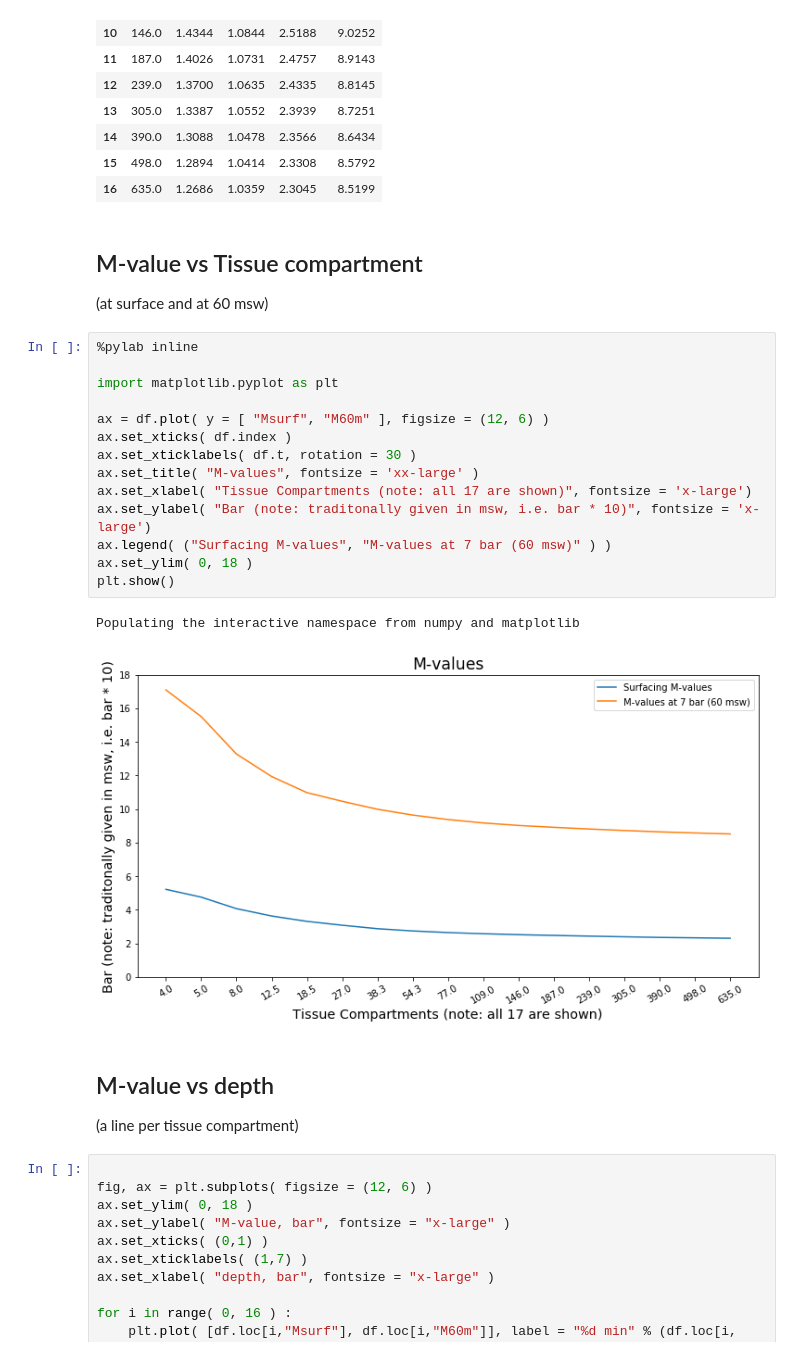
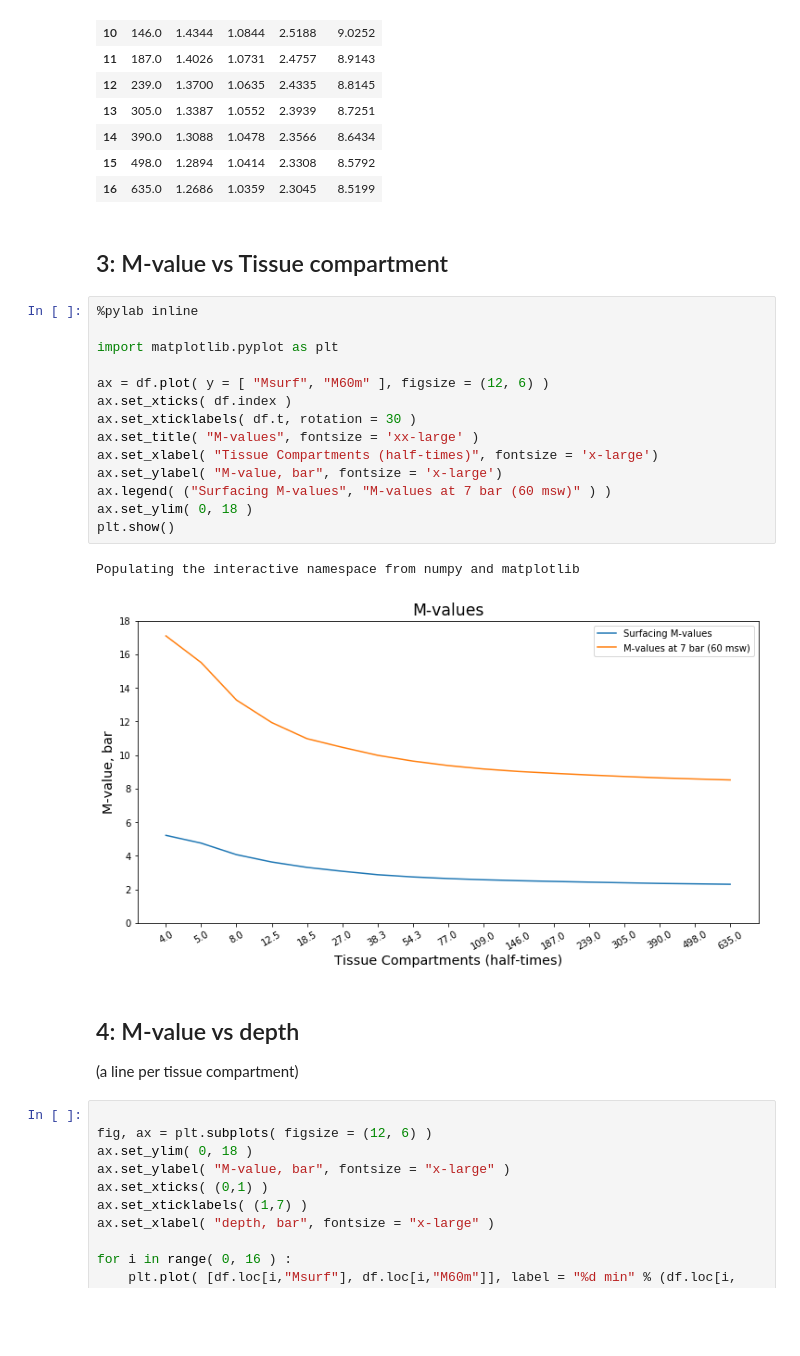
Before and after one commit to dmaziuk/diy-zhl, a Jupyter notebook: mvalues.ipynb, the cells around one changed output. Cells and saved outputs as stored; diff of their text form; blank space fills up the shorter version.

```diff
--- a/mvalues.ipynb
+++ b/mvalues.ipynb
@@ -56,28 +64,26 @@ display( df )
 | 15 | 498.0 | 1.2894 | 1.0414 | 2.3308 | 8.5792 |
 | 16 | 635.0 | 1.2686 | 1.0359 | 2.3045 | 8.5199 |
 # %% [markdown]
-## M-value vs  Tissue compartment
-
-(at surface and at 60 msw)
+## 3: M-value vs  Tissue compartment
 # %%
 %pylab inline
 
 import matplotlib.pyplot as plt
 
 ax = df.plot( y = [ "Msurf", "M60m" ], figsize = (12, 6) )
 ax.set_xticks( df.index )
 ax.set_xticklabels( df.t, rotation = 30 )
 ax.set_title( "M-values", fontsize = 'xx-large' )
-ax.set_xlabel( "Tissue Compartments (note: all 17 are shown)", fontsize = 'x-large')
-ax.set_ylabel( "Bar (note: traditonally given in msw, i.e. bar * 10)", fontsize = 'x-large')
+ax.set_xlabel( "Tissue Compartments (half-times)", fontsize = 'x-large')
+ax.set_ylabel( "M-value, bar", fontsize = 'x-large')
 ax.legend( ("Surfacing M-values", "M-values at 7 bar (60 msw)" ) )
 ax.set_ylim( 0, 18 )
 plt.show()
 # %% [output]
 Populating the interactive namespace from numpy and matplotlib
-[figure, old version]
+[figure, new version]
 # %% [markdown]
-## M-value vs depth
+## 4: M-value vs depth
 
 (a line per tissue compartment)
 # %%
```
Also changed, not shown: parts of 4 cells of this notebook, 3 other files.
